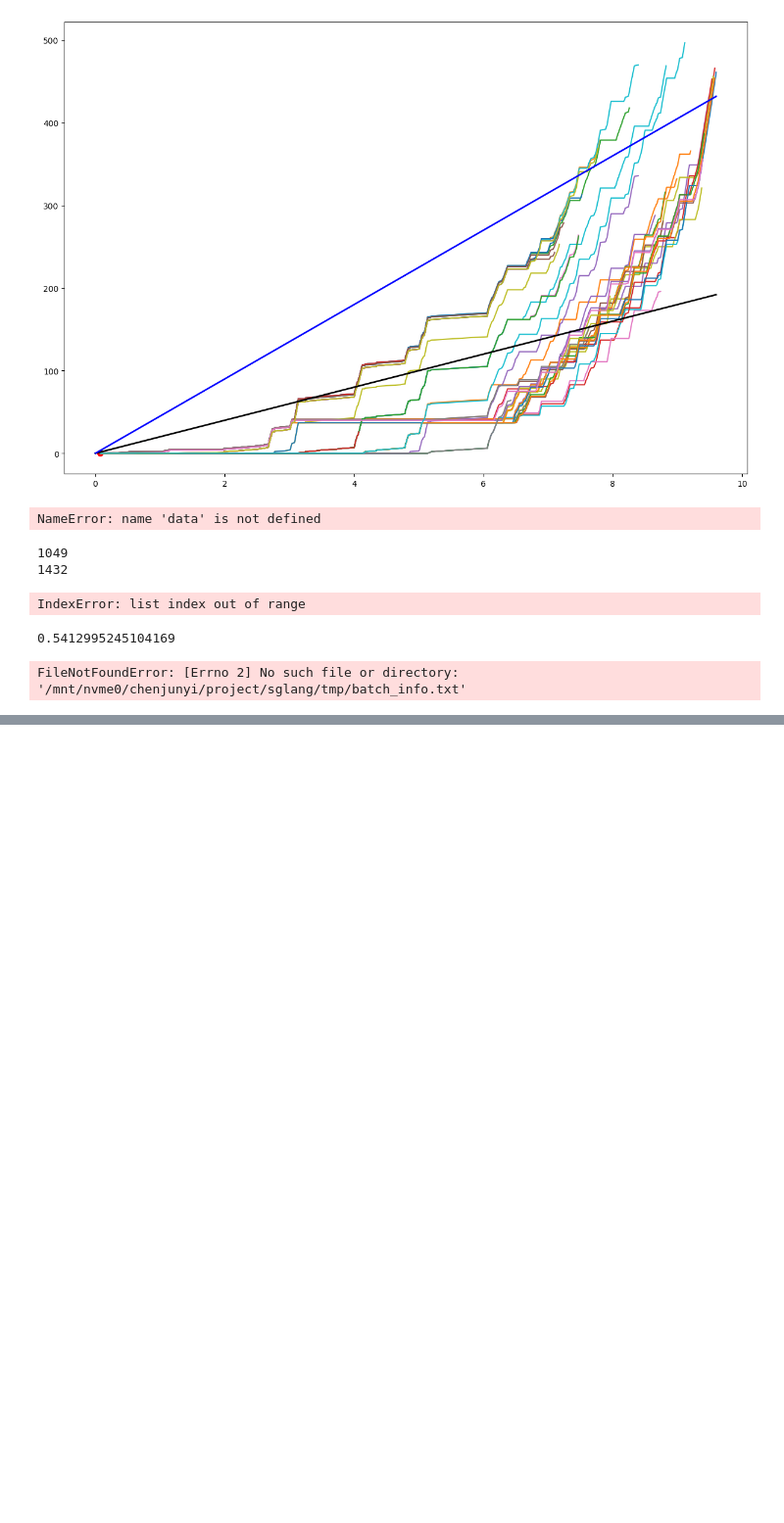
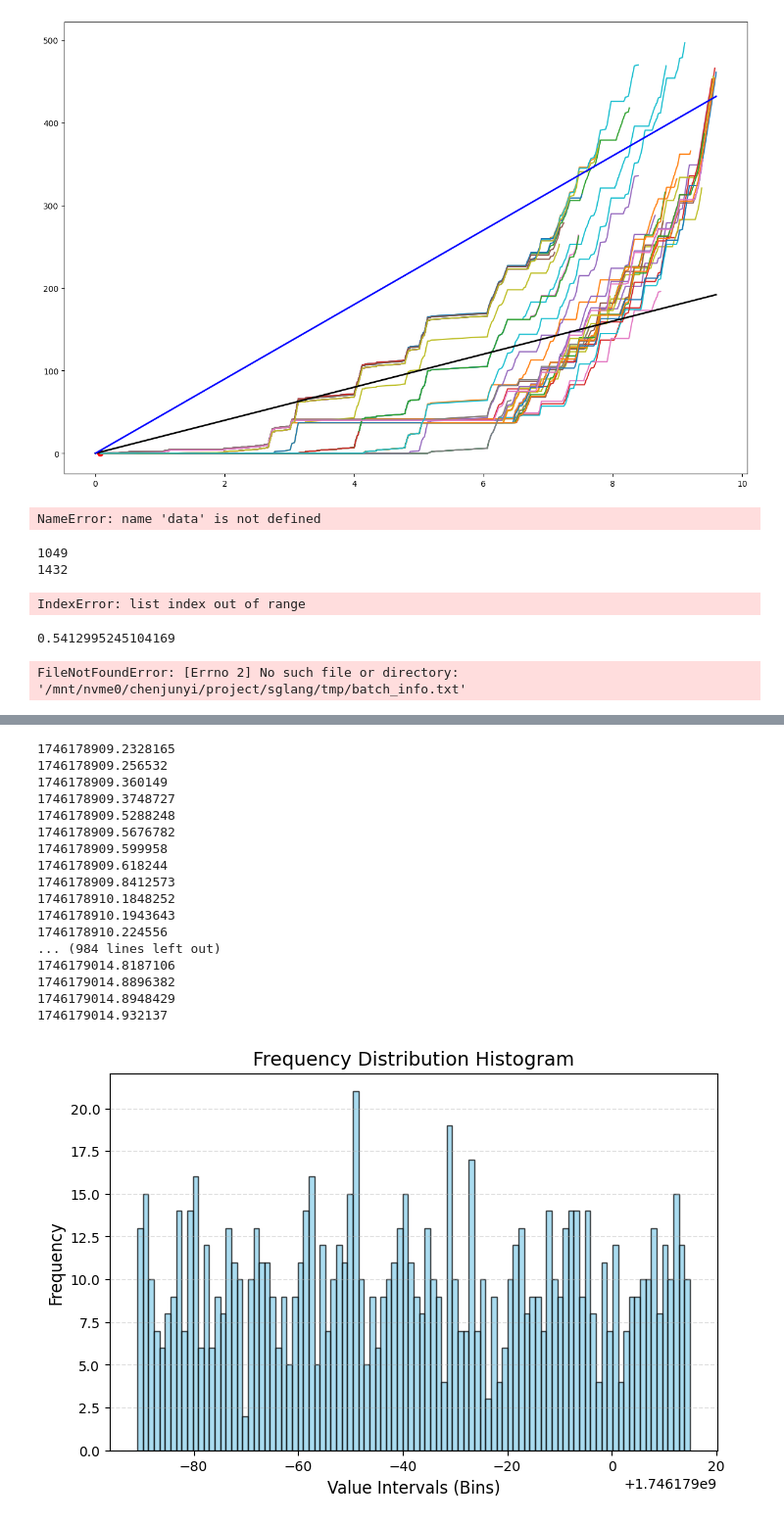
Before and after one commit to flyinglandlord/sglang, a Jupyter notebook: playground.ipynb, the cells around one changed output, grey strips where cells are left out. Shown at 98% size. Drawn from its saved outputs; the diff is of its cells as text; code cells hidden in the pictures; blank space fills up the shorter version.

```diff
--- a/playground.ipynb
+++ b/playground.ipynb
@@ -1029,0 +1072,46 @@ effective_throughput_precise
+# %%
+import matplotlib.pyplot as plt
+import numpy as np
+
+data = []
+for i in range(len(outputs)):
+    data.append(outputs[i].request_time)
+    # print(outputs[i].request_time)
+
+# 示例数据（替换为你的数据）
+data = np.array(data)  # 生成200个正态分布随机数
+
+# 自动计算最优bins（可选）
+bins = 100  # 或手动指定 bins=10
+
+# 绘制直方图
+plt.figure(figsize=(8, 5))
+plt.hist(data, bins=bins, edgecolor='black', alpha=0.7, color='skyblue')
+
+# 添加标签和标题
+plt.xlabel('Value Intervals (Bins)', fontsize=12)
+plt.ylabel('Frequency', fontsize=12)
+plt.title('Frequency Distribution Histogram', fontsize=14)
+plt.grid(axis='y', linestyle='--', alpha=0.4)
+
+# 显示图形
+plt.show()
+# %% [output]
+1746178909.2328165
+1746178909.256532
+1746178909.360149
+1746178909.3748727
+1746178909.5288248
+1746178909.5676782
+1746178909.599958
+1746178909.618244
+1746178909.8412573
+1746178910.1848252
+1746178910.1943643
+1746178910.224556
+... (984 lines left out)
+1746179014.8187106
+1746179014.8896382
+1746179014.8948429
+1746179014.932137
+[figure, added]
```
Also changed, not shown: parts of 6 cells of this notebook, 10 other files.
